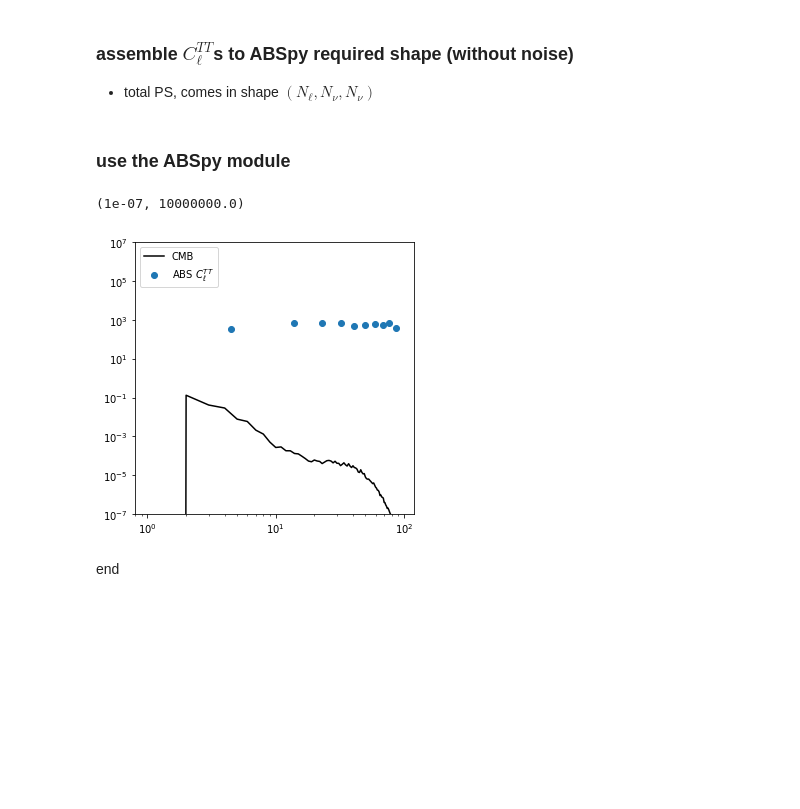
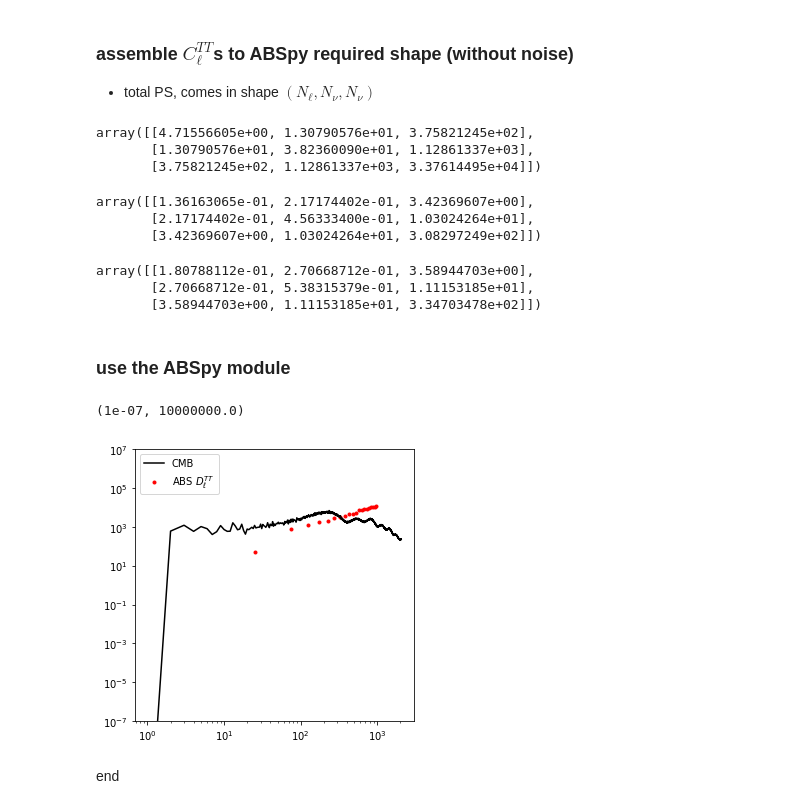
Before and after one commit to yaojian95/ABSpy, a Jupyter notebook: tutorials/tutorial02.ipynb, the cells around one changed output. Saved outputs shown, nothing was run; the diff lists cells and outputs as text; code cells hidden in the pictures; blank space fills up the shorter version.

```diff
--- a/tutorials/tutorial02.ipynb
+++ b/tutorials/tutorial02.ipynb
@@ -15,6 +15,6 @@ import abspy as ap
 
 - in `alms_r5.npy`, 3 frequency bands, 4 components (cmb,sync,dust,noise)
 # %%
-alms = np.load('./data/alms_r5.npy')
+alms = np.load('./data/Alms_all.npy')
 print (alms.shape, alms.dtype)
 # %% [output]
@@ -115,6 +118,6 @@ ax.set_ylim((1.e-7,1.e7))
 # %%
 Nfreq = 3  # 95,150,353
-Nell = 90
+Nell = 1000
 print ('number of frequency bands',Nfreq)
 print ('number of angular modes',Nell)
 # %% [output]
@@ -132,35 +135,62 @@ alms_f95 = alms[0,0,:,:] + alms[0,1,:,:] + alms[0,2,:,:]
 alms_f150 = alms[1,0,:,:] + alms[1,1,:,:] + alms[1,2,:,:]
 alms_f353 = alms[2,0,:,:] + alms[2,1,:,:] + alms[2,2,:,:]
 
-# diagnoal
-totalPS[:,0,0] = hp.alm2cl(alms_f95,lmax=Nell)[0]
-totalPS[:,1,1] = hp.alm2cl(alms_f150,lmax=Nell)[0]
-totalPS[:,2,2] = hp.alm2cl(alms_f353,lmax=Nell)[0]
-# cross
-totalPS[:,0,1] = hp.alm2cl(alms_f95,alms_f150,lmax=Nell)[0]
-totalPS[:,0,2] = hp.alm2cl(alms_f95,alms_f353,lmax=Nell)[0]
-totalPS[:,1,2] = hp.alm2cl(alms_f150,alms_f353,lmax=Nell)[0]
-totalPS[:,1,0] = totalPS[:,0,1]
-totalPS[:,2,0] = totalPS[:,0,2]
-totalPS[:,2,1] = totalPS[:,1,2]
+f95auto = hp.alm2cl(alms_f95,lmax=Nell)[0]
+f150auto = hp.alm2cl(alms_f150,lmax=Nell)[0]
+f353auto = hp.alm2cl(alms_f353,lmax=Nell)[0]
+f95f150 = hp.alm2cl(alms_f95,alms_f150,lmax=Nell)[0]
+f95f353 = hp.alm2cl(alms_f95,alms_f353,lmax=Nell)[0]
+f150f353 = hp.alm2cl(alms_f150,alms_f353,lmax=Nell)[0]
+
+for i in range(Nell+1):
+    # diagnoal
+    totalPS[i,0,0] = f95auto[i]
+    totalPS[i,1,1] = f150auto[i]
+    totalPS[i,2,2] = f353auto[i]
+    # cross
+    totalPS[i,0,1] = f95f150[i]
+    totalPS[i,0,2] = f95f353[i]
+    totalPS[i,1,2] = f150f353[i]
+    totalPS[i,1,0] = totalPS[i,0,1]
+    totalPS[i,2,0] = totalPS[i,0,2]
+    totalPS[i,2,1] = totalPS[i,1,2]
+# %%
+totalPS[100,:,:]
+# %% [output]
+array([[4.71556605e+00, 1.30790576e+01, 3.75821245e+02],
+       [1.30790576e+01, 3.82360090e+01, 1.12861337e+03],
+       [3.75821245e+02, 1.12861337e+03, 3.37614495e+04]])
+# %%
+totalPS[500,:,:]
+# %% [output]
+array([[1.36163065e-01, 2.17174402e-01, 3.42369607e+00],
+       [2.17174402e-01, 4.56333400e-01, 1.03024264e+01],
+       [3.42369607e+00, 1.03024264e+01, 3.08297249e+02]])
+# %%
+totalPS[600,:,:]
+# %% [output]
+array([[1.80788112e-01, 2.70668712e-01, 3.58944703e+00],
+       [2.70668712e-01, 5.38315379e-01, 1.11153185e+01],
+       [3.58944703e+00, 1.11153185e+01, 3.34703478e+02]])
 # %% [markdown]
 ### use the ABSpy module
 # %%
-separator = ap.abssep(totalPS,lbin=10,shift=10.,cut=1.)
+separator = ap.abssep(totalPS,lbin=20,shift=10.,cut=1.)
 result = separator()
 # %%
 fig,ax = matplotlib.pyplot.subplots(figsize=(5,5))
 
-ax.scatter(result[0],result[1],label=r'ABS $C^{TT}_\ell$')
-ax.plot(hp.alm2cl(alms[0,0,:,:])[1],
+ax.scatter(result[0],result[1],
+           color='red',marker='.',label=r'ABS $D^{TT}_\ell$')
+ax.plot((0.5/np.pi)*ell*(ell+1)*hp.alm2cl(alms[0,0,:,:])[0],
         color='black',linestyle='-',label=r'CMB')
 
 ax.set_yscale('log')
 ax.set_xscale('log')
 ax.legend(loc=2)
 ax.set_ylim((1.e-7,1.e7))
 # %% [output]
 (1e-07, 10000000.0)
-[figure, old version]
+[figure, new version]
 # %% [markdown]
 end
```
Also changed, not shown: parts of 5 cells of this notebook.
